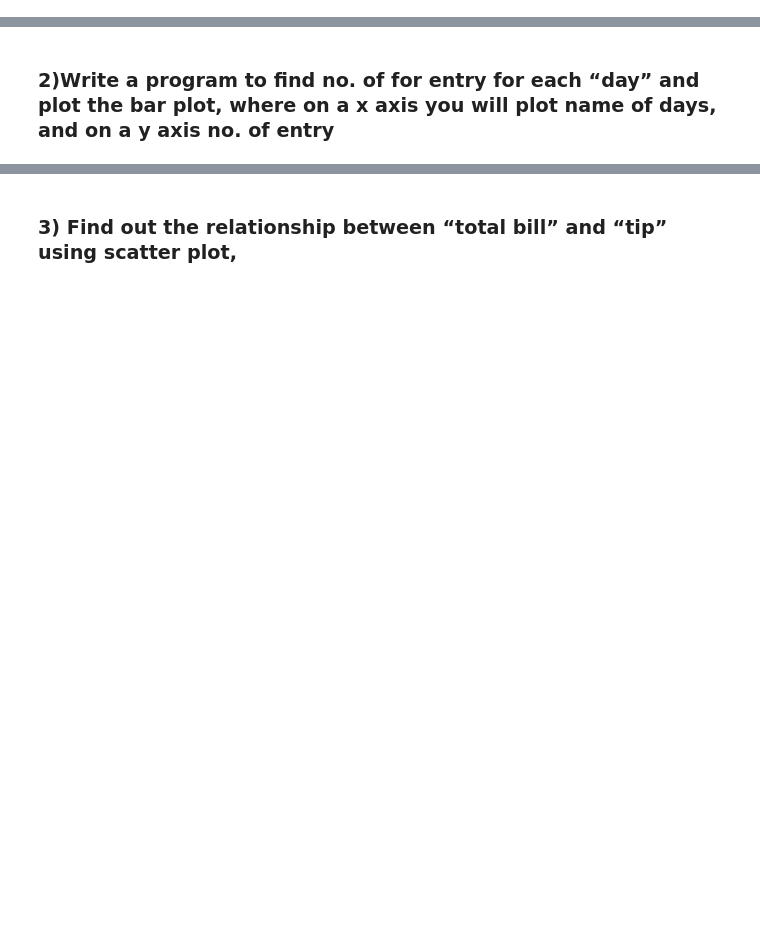
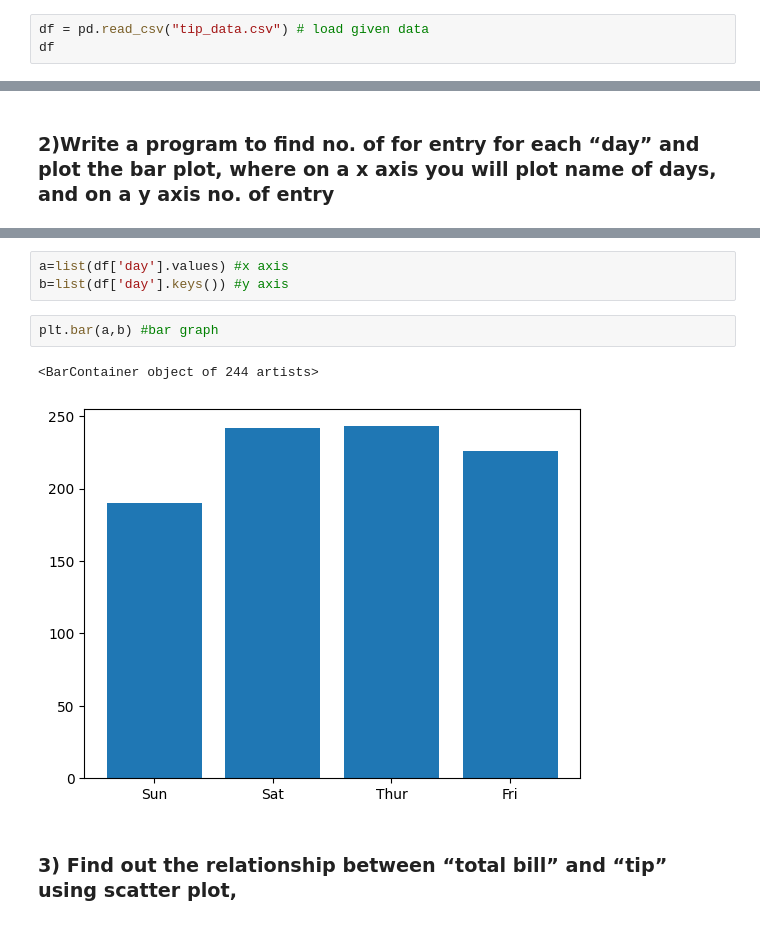
Before and after one commit to suhani132/Ai-Ml, a Jupyter notebook: Day-15.ipynb, the cells around one changed output, grey strips where cells are left out. Saved outputs shown, nothing was run; the diff lists cells and outputs as text; blank space fills up the shorter version.

```diff
--- a/Day-15.ipynb
+++ b/Day-15.ipynb
@@ -2,0 +5,3 @@
+# %%
+df = pd.read_csv("tip_data.csv") # load given data
+df
@@ -5,2 +57,10 @@
+# %%
+a=list(df['day'].values) #x axis
+b=list(df['day'].keys()) #y axis
+# %%
+plt.bar(a,b) #bar graph
+# %% [output]
+<BarContainer object of 244 artists>
+[figure, added]
 # %% [markdown]
 ### 3) Find out the relationship between “total bill” and “tip” using scatter plot,
```
Also changed, not shown: parts of 14 cells of this notebook, 1 other file.
